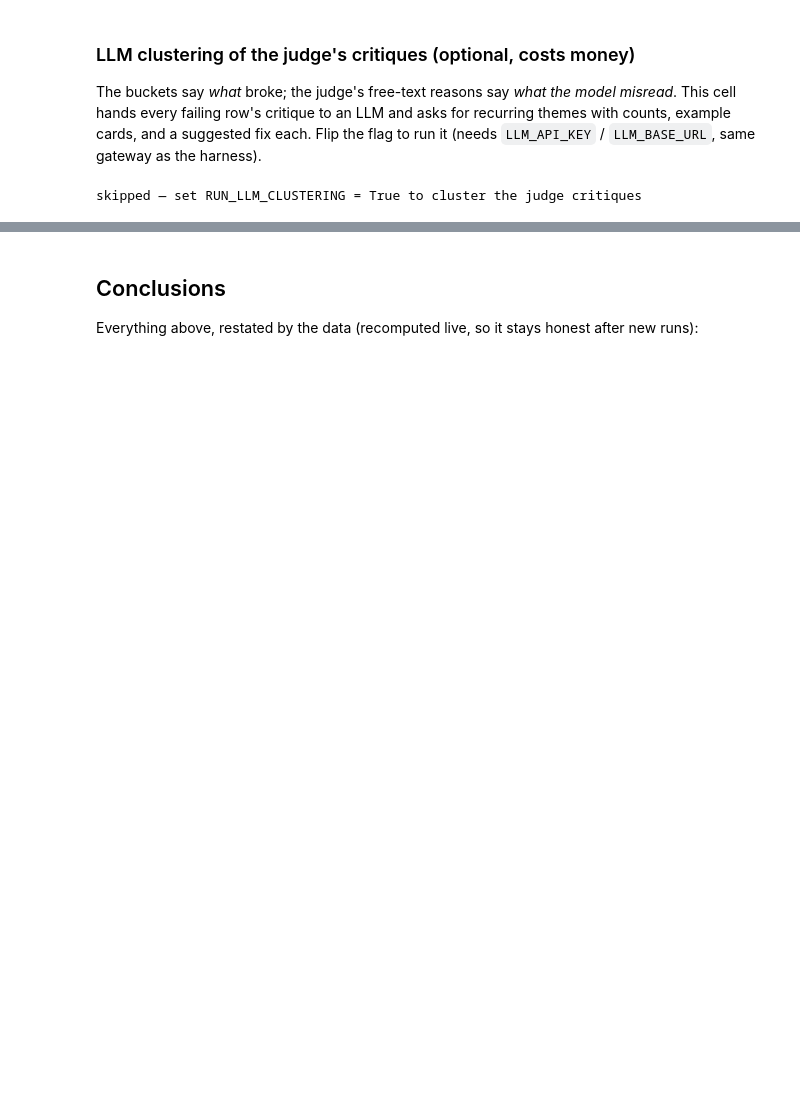
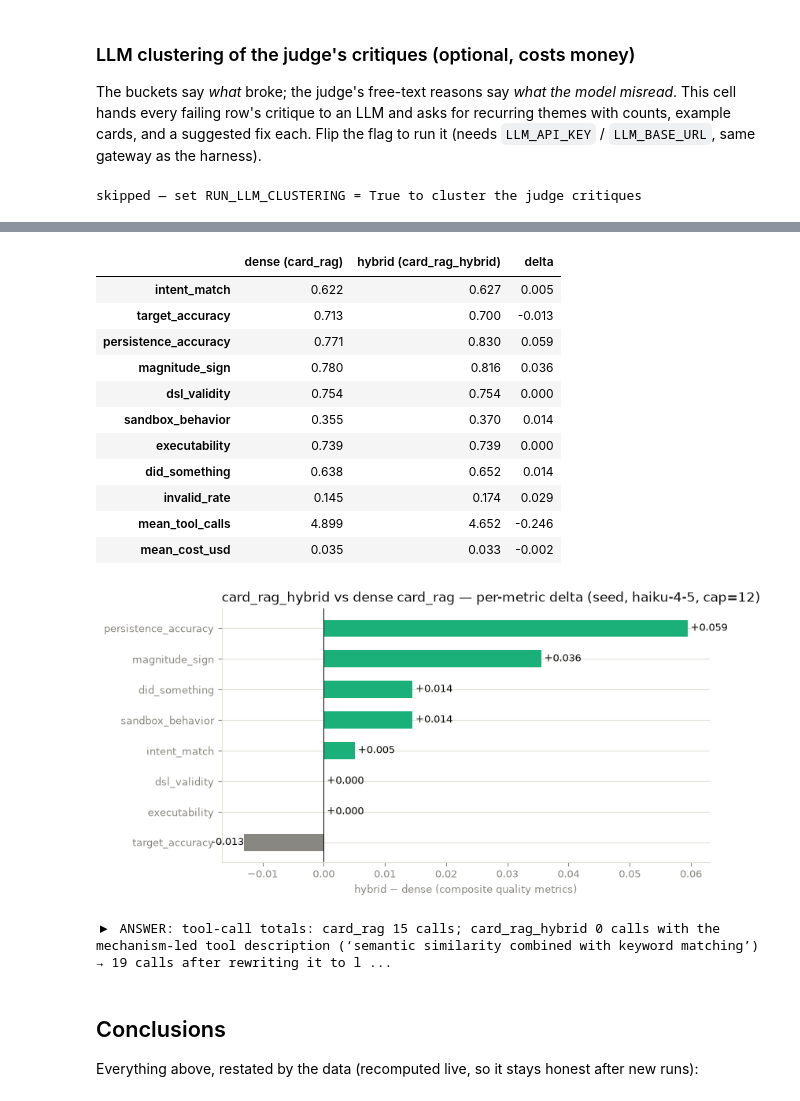
Before and after one commit to msharp9/a-thousand-blank-white-cards, a Jupyter notebook: scripts/analyze_evals.ipynb, the cells around one changed output, grey strips where cells are left out. Saved outputs shown, nothing was run; the diff lists cells and outputs as text; code cells hidden in the pictures; blank space fills up the shorter version.

```diff
--- a/scripts/analyze_evals.ipynb
+++ b/scripts/analyze_evals.ipynb
@@ -730,3 +800,75 @@ skipped — set RUN_LLM_CLUSTERING = True to cluster the judge critiques
+# %%
+# dense_enabled selects exactly one arm; hybrid_enabled selects two (the tool-description
+# fix landed between them) — pick by adoption (calls), not by run order, so this stays
+# correct if more hybrid attempts are added later.
+dense_arm = seed_rag[seed_rag.dense_enabled].iloc[0]
+hybrid_attempts = seed_rag[seed_rag.hybrid_enabled].sort_values("card_rag_hybrid_calls")
+first_hybrid = hybrid_attempts.iloc[0]  # lowest adoption — the original tool description
+best_hybrid = hybrid_attempts.iloc[-1]  # highest adoption — after the description fix
+
+metric_cols = [
+    "intent_match",
+    "target_accuracy",
+    "persistence_accuracy",
+    "magnitude_sign",
+    "dsl_validity",
+    "sandbox_behavior",
+    "executability",
+    "did_something",
+    "invalid_rate",
+    "mean_tool_calls",
+    "mean_cost_usd",
+]
+delta = pd.DataFrame(
+    {"dense (card_rag)": dense_arm[metric_cols], "hybrid (card_rag_hybrid)": best_hybrid[metric_cols]}
+).astype(float)
+delta["delta"] = delta["hybrid (card_rag_hybrid)"] - delta["dense (card_rag)"]
+display(delta.round(3))
+
+quality_delta = delta["delta"].drop(["invalid_rate", "mean_tool_calls", "mean_cost_usd"]).sort_values(ascending=False)
+fig, ax = plt.subplots(figsize=(8, 4.2))
+colors = [MODEL_COLORS["haiku-4-5"] if v >= 0 else MUTED for v in quality_delta]
+ax.barh(range(len(quality_delta)), quality_delta.values, color=colors, height=0.55)
+ax.set_yticks(range(len(quality_delta)))
+ax.set_yticklabels(quality_delta.index)
+ax.invert_yaxis()
+ax.axvline(0, color=INK, linewidth=0.8)
+for i, v in enumerate(quality_delta.values):
+    ax.text(v, i, f" {v:+.3f}", va="center", ha="left" if v >= 0 else "right", color=INK, fontsize=9)
+ax.set_xlabel("hybrid − dense (composite quality metrics)", color=MUTED, fontsize=9)
+ax.set_title(
+    "card_rag_hybrid vs dense card_rag — per-metric delta (seed, haiku-4-5, cap=12)", color=INK, fontsize=12, loc="left"
+)
+style(ax)
+plt.show()
+
+cost_pct = (dense_arm.mean_cost_usd - best_hybrid.mean_cost_usd) / dense_arm.mean_cost_usd
+answer(
+    f"tool-call totals: card_rag {int(dense_arm.card_rag_calls)} calls; card_rag_hybrid "
+    f"{int(first_hybrid.card_rag_hybrid_calls)} calls with the mechanism-led tool description "
+    f"(‘semantic similarity combined with keyword matching’) → {int(best_hybrid.card_rag_hybrid_calls)} calls "
+    f"after rewriting it to lead with retrieval PURPOSE instead — adoption is what moved, not the retriever. "
+    f"Per-metric: {quality_delta.index[0]} {quality_delta.iloc[0]:+.3f} and {quality_delta.index[1]} "
+    f"{quality_delta.iloc[1]:+.3f} are the standout lifts; {quality_delta.index[-1]} {quality_delta.iloc[-1]:+.3f} "
+    f"is the biggest regression, everything else within noise. Cost: ${best_hybrid.mean_cost_usd:.3f}/card vs "
+    f"${dense_arm.mean_cost_usd:.3f}/card ({cost_pct:+.0%}). n=1 sample per card — read deltas smaller than "
+    f"~0.03–0.05 as noise, not signal; rerun with n_samples≥3 (bead sit) before treating this as final."
+)
+# %% [output]
+|  | dense (card_rag) | hybrid (card_rag_hybrid) | delta |
+| intent_match | 0.622 | 0.627 | 0.005 |
+| target_accuracy | 0.713 | 0.700 | -0.013 |
+| persistence_accuracy | 0.771 | 0.830 | 0.059 |
+| magnitude_sign | 0.780 | 0.816 | 0.036 |
+| dsl_validity | 0.754 | 0.754 | 0.000 |
+| sandbox_behavior | 0.355 | 0.370 | 0.014 |
+| executability | 0.739 | 0.739 | 0.000 |
+| did_something | 0.638 | 0.652 | 0.014 |
+| invalid_rate | 0.145 | 0.174 | 0.029 |
+| mean_tool_calls | 4.899 | 4.652 | -0.246 |
+| mean_cost_usd | 0.035 | 0.033 | -0.002 |
+[figure, added]
+▶ ANSWER: tool-call totals: card_rag 15 calls; card_rag_hybrid 0 calls with the mechanism-led tool description (‘semantic similarity combined with keyword matching’) → 19 calls after rewriting it to l ...
 # %% [markdown]
 ## Conclusions
 
```
Also changed, not shown: parts of 6 cells of this notebook, 1 other file.
